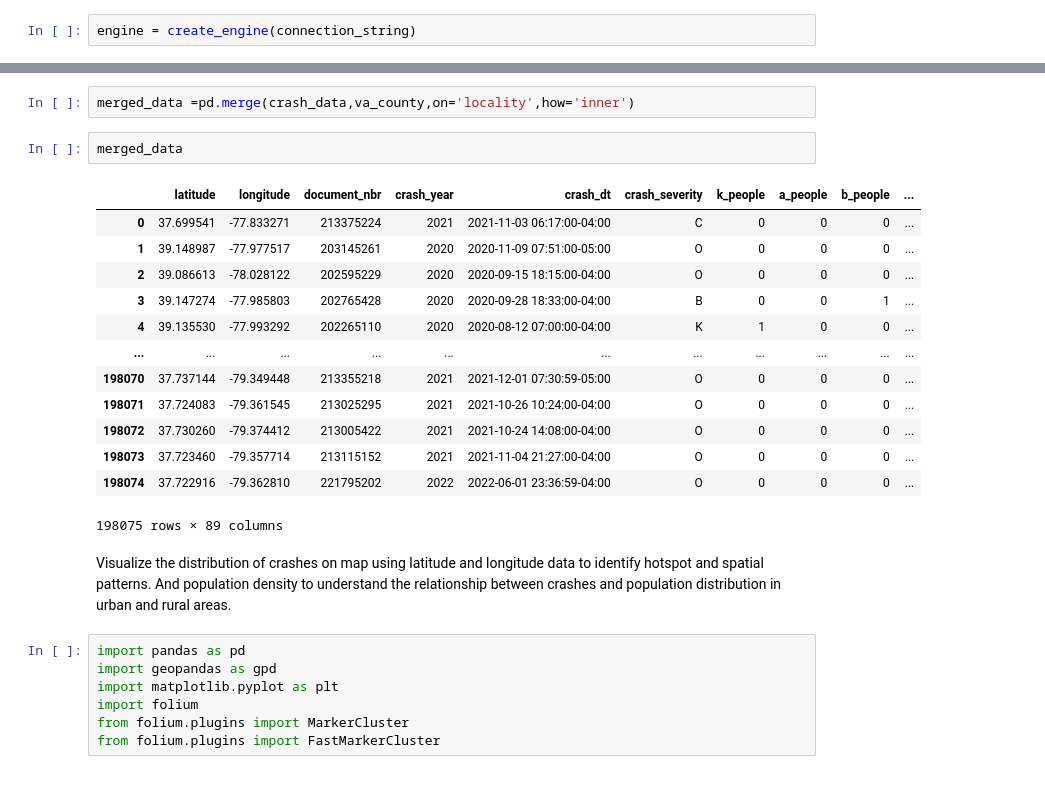
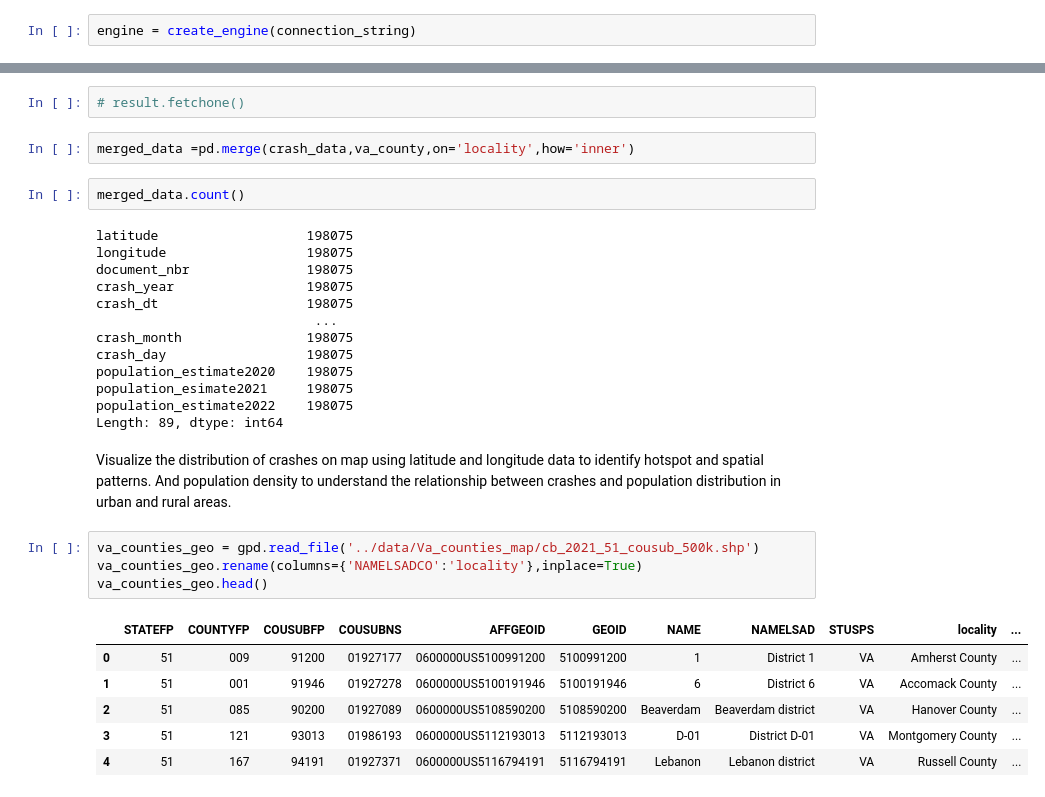
Before and after one commit to Eliab16/VDOT-crash-analysis, a Jupyter notebook: notebooks/Map.ipynb, the cells around one changed output, grey strips where cells are left out. Drawn from its saved outputs; the diff is of its cells as text.

```diff
--- a/notebooks/Map.ipynb
+++ b/notebooks/Map.ipynb
@@ -112,28 +90,33 @@ va_county
+# %%
+# result.fetchone()
 # %%
 merged_data =pd.merge(crash_data,va_county,on='locality',how='inner')
 # %%
-merged_data
+merged_data.count()
 # %% [output]
-|  | latitude | longitude | document_nbr | crash_year | crash_dt | crash_severity | k_people | a_people | b_people | ... |
-| 0 | 37.699541 | -77.833271 | 213375224 | 2021 | 2021-11-03 06:17:00-04:00 | C | 0 | 0 | 0 | ... |
-| 1 | 39.148987 | -77.977517 | 203145261 | 2020 | 2020-11-09 07:51:00-05:00 | O | 0 | 0 | 0 | ... |
-| 2 | 39.086613 | -78.028122 | 202595229 | 2020 | 2020-09-15 18:15:00-04:00 | O | 0 | 0 | 0 | ... |
-| 3 | 39.147274 | -77.985803 | 202765428 | 2020 | 2020-09-28 18:33:00-04:00 | B | 0 | 0 | 1 | ... |
-| 4 | 39.135530 | -77.993292 | 202265110 | 2020 | 2020-08-12 07:00:00-04:00 | K | 1 | 0 | 0 | ... |
-| ... | ... | ... | ... | ... | ... | ... | ... | ... | ... | ... |
-| 198070 | 37.737144 | -79.349448 | 213355218 | 2021 | 2021-12-01 07:30:59-05:00 | O | 0 | 0 | 0 | ... |
-| 198071 | 37.724083 | -79.361545 | 213025295 | 2021 | 2021-10-26 10:24:00-04:00 | O | 0 | 0 | 0 | ... |
-| 198072 | 37.730260 | -79.374412 | 213005422 | 2021 | 2021-10-24 14:08:00-04:00 | O | 0 | 0 | 0 | ... |
-| 198073 | 37.723460 | -79.357714 | 213115152 | 2021 | 2021-11-04 21:27:00-04:00 | O | 0 | 0 | 0 | ... |
-| 198074 | 37.722916 | -79.362810 | 221795202 | 2022 | 2022-06-01 23:36:59-04:00 | O | 0 | 0 | 0 | ... |
-198075 rows × 89 columns
+latitude                   198075
+longitude                  198075
+document_nbr               198075
+crash_year                 198075
+crash_dt                   198075
+                            ...
+crash_month                198075
+crash_day                  198075
+population_estimate2020    198075
+population_esimate2021     198075
+population_estimate2022    198075
+Length: 89, dtype: int64
 # %% [markdown]
 Visualize the distribution of crashes on map using latitude and longitude data to identify hotspot and spatial patterns.
 And population density to understand the relationship between crashes and population distribution in urban and rural areas.
-# %%
-import pandas as pd
-import geopandas as gpd
-import matplotlib.pyplot as plt
-import folium
-from folium.plugins import MarkerCluster
-from folium.plugins import FastMarkerCluster
+# %%
+va_counties_geo = gpd.read_file('../data/Va_counties_map/cb_2021_51_cousub_500k.shp')
+va_counties_geo.rename(columns={'NAMELSADCO':'locality'},inplace=True)
+va_counties_geo.head()
+# %% [output]
+|  | STATEFP | COUNTYFP | COUSUBFP | COUSUBNS | AFFGEOID | GEOID | NAME | NAMELSAD | STUSPS | locality | ... |
+| 0 | 51 | 009 | 91200 | 01927177 | 0600000US5100991200 | 5100991200 | 1 | District 1 | VA | Amherst County | ... |
+| 1 | 51 | 001 | 91946 | 01927278 | 0600000US5100191946 | 5100191946 | 6 | District 6 | VA | Accomack County | ... |
+| 2 | 51 | 085 | 90200 | 01927089 | 0600000US5108590200 | 5108590200 | Beaverdam | Beaverdam district | VA | Hanover County | ... |
+| 3 | 51 | 121 | 93013 | 01986193 | 0600000US5112193013 | 5112193013 | D-01 | District D-01 | VA | Montgomery County | ... |
+| 4 | 51 | 167 | 94191 | 01927371 | 0600000US5116794191 | 5116794191 | Lebanon | Lebanon district | VA | Russell County | ... |
```
Also changed, not shown: parts of 26 cells of this notebook.
